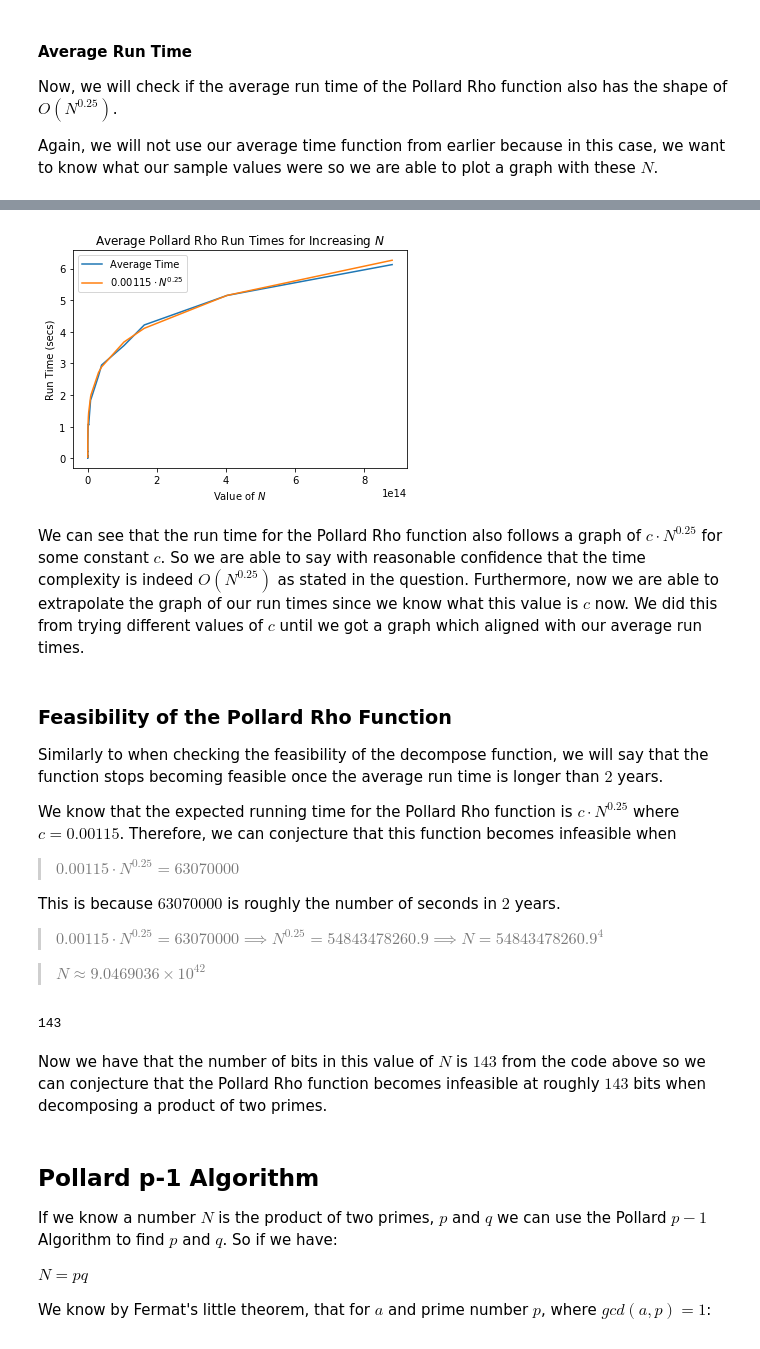
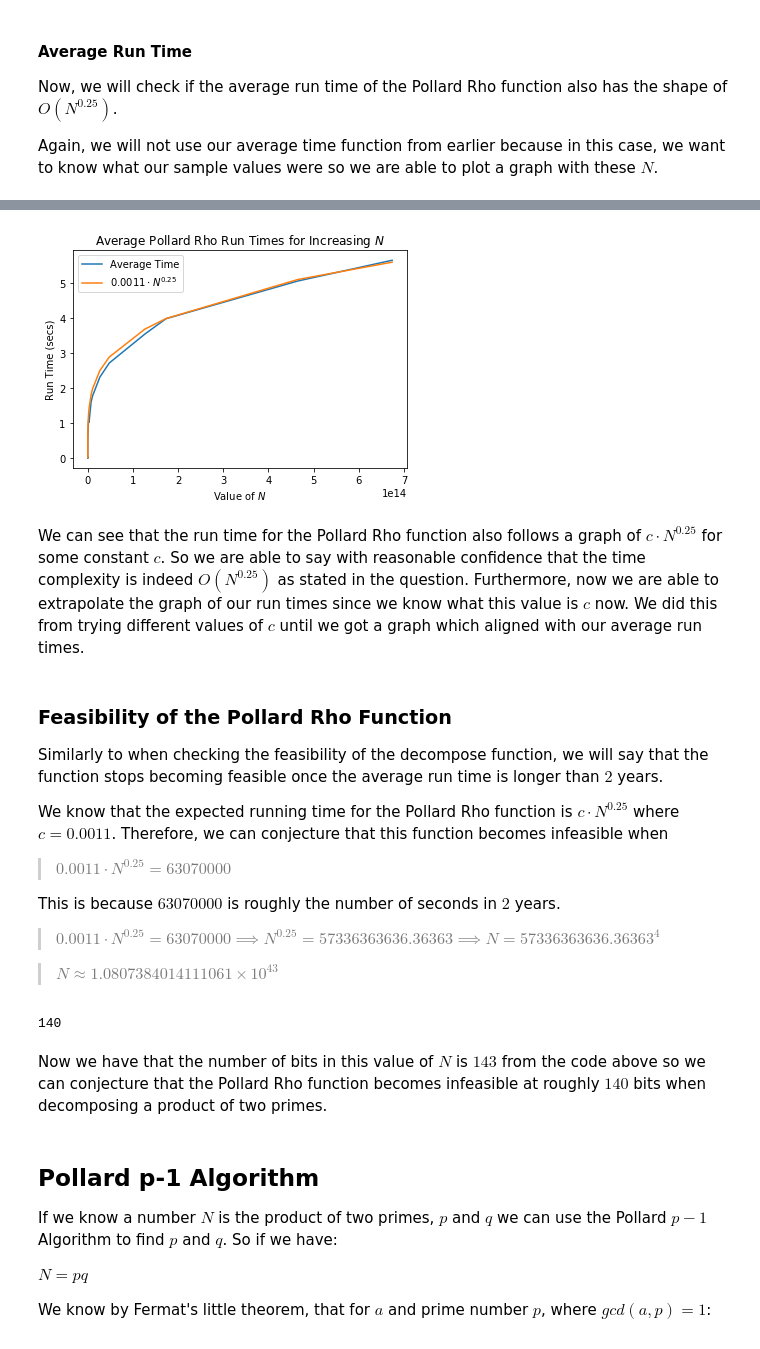
Before and after one commit to UOBMathTeam/CryptographyProject, a Jupyter notebook: Project q4andq5.ipynb, the cells around one changed output, grey strips where cells are left out. Saved outputs shown, nothing was run; the diff lists cells and outputs as text; code cells hidden in the pictures.

```diff
--- a/Project q4andq5.ipynb
+++ b/Project q4andq5.ipynb
@@ -805,9 +811,0 @@ dl_decompose_timek
-# %%
-decompose_timesN = avg_timesk(10,50,4,decompose)
-
-print("bit_size of N   Average decompose(N) times")
-print("=============   =========================")
-for n in range(len(decompose_timesN)):
-    decompose_timesN1 = str(decompose_timesN[n])
-    y = n+10
-    print("{:7s}               {:20s}".format(str(y),decompose_timesN1))
@@ -834,7 +814,7 @@ bit_size of N   Average decompose(N) times
 
 Below is a graph comparing the average execution time for the Pollard Rho and decompose function for increasing $N$.
 # %%
-x = range(10,21)
+x = range(10,51)
 fig, (ax1, ax2) = plt.subplots(1,2)
 ax1.plot(x,dl_pollard_rho_time)
 ax2.plot(x,dl_decompose_timek)
@@ -959,9 +939,12 @@ Now, we will check if the average run time of the Pollard Rho function also has
 Again, we will not use our average time function from earlier because in this case, we want to know what our sample values were so we are able to plot a graph with these $N$.
 # %%
 def avg_timesample(a,b,c,func):
+    '''
+    This funtion returns the time average runtime of a given function 'func' as well as the average values for the
+    numbers it runs for, for each bit size of N between a and b.
+    '''
     samples = generate_sampleNbits(a,b,c)
     sample_size = c
-    #print(samples)
 
     average_samples = []
 
@@ -980,8 +963,6 @@ def avg_timesample(a,b,c,func):
 
     for j in range(b-a+1):
         total_time.append(end[j] - start[j])
-    print(total_time)
-
     for k in range(b-a+1):
         average_time.append(total_time[k] / sample_size)
 
@@ -998,5 +975,5 @@ NameError: name 'average_time' is not defined
 # %%
-dl_pollard_rho_timesample_file_name = 'Pollard Rho Average Runtimes for N bit size.csv'
+dl_pollard_rho_timesample_file_name = 'Pollard Rho Times for N bits with Sample.csv'
 # %%
 # Pollard Rho Times
 if os.path.exists('data/' + dl_pollard_rho_timesample_file_name) and read_times:
@@ -1013,20 +1011,17 @@ else:
 # %%
-average_samples1 = []
-for x in range(0,31):
-    average_samples1.append(np.mean(samples1[x]))      #average value of N for each bit size in our sample
 best_fit = []
-for y in range(0,31):
-    best_fit.append(0.00115*(average_samples1[y]**0.25))
+for y in range(0,41):
+    best_fit.append(0.0011*(np.array(dl_pollard_rho_timesample['Average Value of Samples'])[y])**0.25)
 
 plt.title('Average Pollard Rho Run Times for Increasing $N$')
-plt.plot(average_samples1, average_time, label = 'Average Time')
-plt.plot(average_samples1, best_fit, label = '$0.00115 \cdot N^{0.25}$')
+plt.plot(dl_pollard_rho_timesample['Average Value of Samples'], dl_pollard_rho_timesample['Average Time'], label = 'Average Time')
+plt.plot(dl_pollard_rho_timesample['Average Value of Samples'], best_fit, label = '$0.0011 \cdot N^{0.25}$')
 plt.xlabel('Value of $N$')
 plt.ylabel('Run Time (secs)')
 plt.legend()
 plt.show()
 # %% [output]
-[figure, old version]
+[figure, new version]
 # %% [markdown]
 We can see that the run time for the Pollard Rho function also follows a graph of $c \cdot N^{0.25}$ for some constant $c$. So we are able to say with reasonable confidence that the time complexity is indeed $O(N^{0.25})$ as stated in the question. Furthermore, now we are able to extrapolate the graph of our run times since we know what this value is $c$ now. We did this from trying different values of $c$ until we got a graph which aligned with our average run times.
 # %% [markdown]
@@ -1034,19 +1029,19 @@ We can see that the run time for the Pollard Rho function also follows a graph o
 
 Similarly to when checking the feasibility of the decompose function, we will say that the function stops becoming feasible once the average run time is longer than $2$ years.
 
-We know that the expected running time for the Pollard Rho function is $c \cdot N^{0.25}$ where $c = 0.00115$. Therefore, we can conjecture that this function becomes infeasible when
->$0.00115 \cdot N^{0.25} = 63070000$
+We know that the expected running time for the Pollard Rho function is $c \cdot N^{0.25}$ where $c = 0.0011$. Therefore, we can conjecture that this function becomes infeasible when
+>$0.0011 \cdot N^{0.25} = 63070000$
 
 This is because $63070000$ is roughly the number of seconds in $2$ years.
->$0.00115 \cdot N^{0.25} = 63070000 \implies N^{0.25} = 54843478260.9 \implies N = 54843478260.9^4$
+>$0.0011 \cdot N^{0.25} = 63070000 \implies N^{0.25} = 57336363636.36363 \implies N = 57336363636.36363^4$
 
-> $N \approx 9.0469036 \times 10^{42}$
+> $N \approx 1.0807384014111061 \times 10^{43}$
 # %%
-len(bin(9046903600000000000000000000000000000000000)) - 2
+len(bin(1080738401411106100000000000000000000000000)) - 2
 # %% [output]
-143
+140
 # %% [markdown]
-Now we have that the number of bits in this value of $N$ is $143$ from the code above so we can conjecture that the Pollard Rho function becomes infeasible at roughly $143$ bits when decomposing a product of two primes.
+Now we have that the number of bits in this value of $N$ is $143$ from the code above so we can conjecture that the Pollard Rho function becomes infeasible at roughly $140$ bits when decomposing a product of two primes.
 # %% [markdown]
 ##  Pollard p-1 Algorithm
 
```
Also changed, not shown: parts of 40 cells of this notebook.
